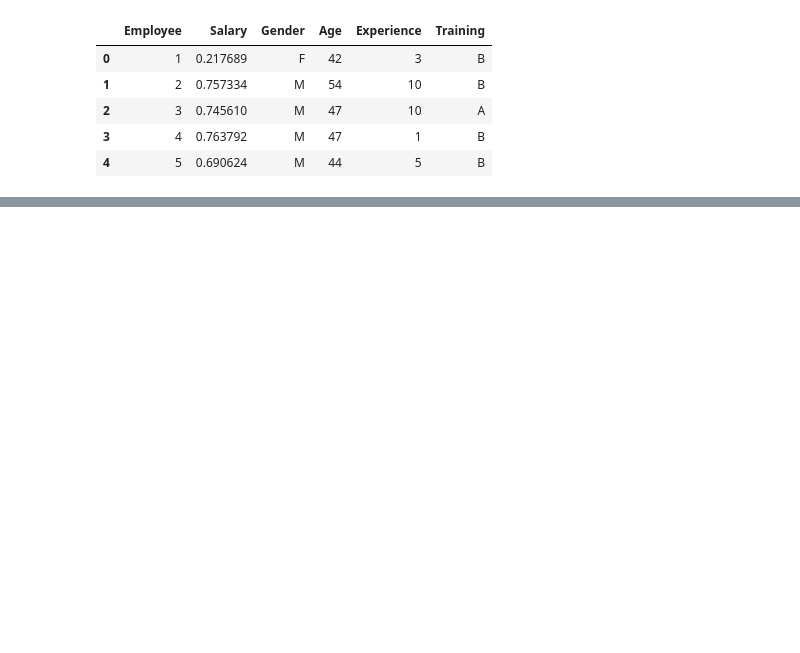
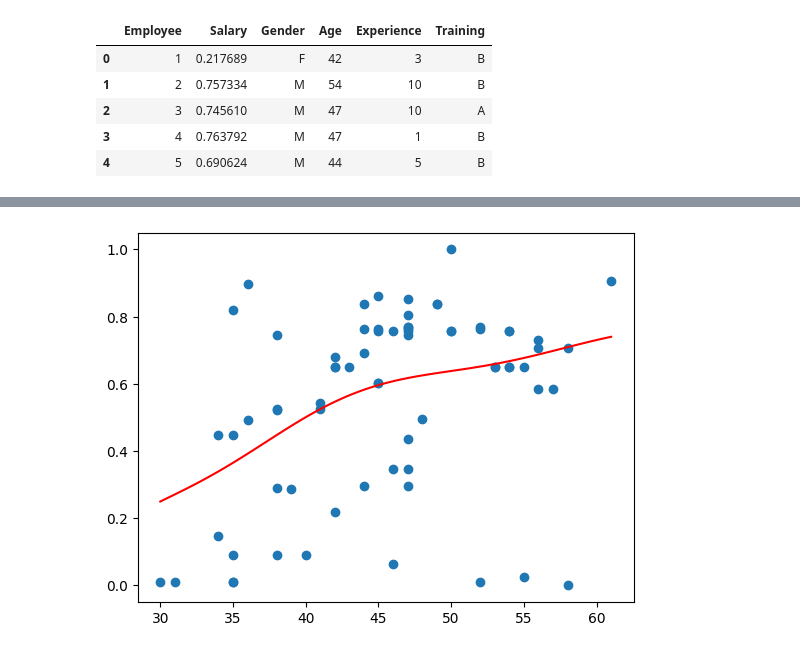
Before and after one commit to PetarP02/RIProjekat, a Jupyter notebook: Test.ipynb, the cells around one changed output, grey strips where cells are left out. Drawn from its saved outputs; the diff is of its cells as text; code cells hidden in the pictures; blank space fills up the shorter version.

```diff
--- a/Test.ipynb
+++ b/Test.ipynb
@@ -59,0 +64,4 @@ plt.show()
+# %%
+genP2 = GenProg(test=varEmployeeAge, variables=varEmployeeAge[0][:-1], populationSize=100,
+               treeDepth=4, elitism=2, mutationChance=0.2, epochs=500, error=1e-3)
+genEvEmplAge = genP2.findSolution()
@@ -59,0 +77,17 @@ plt.show()
+# %%
+varXage = [v[0] for v in varEmployeeAge[1:]]
+varYage = [v[1] for v in varEmployeeAge[1:]]
+
+axisXage = [['Age']]
+for n in np.linspace(min(varXage), max(varXage), 100):
+    axisXage.append([n])
+
+bestGeneValuesAge = [n[-1] for n in genP2.bestFit.gene.valueCalcVar(axisXage)[1:]]
+
+
+plt.scatter(varXage, varYage)
+plt.plot(axisXage[1:], bestGeneValuesAge, c = 'red')
+
+plt.show()
+# %% [output]
+[figure, added]
```
Also changed, not shown: parts of 13 cells of this notebook.
